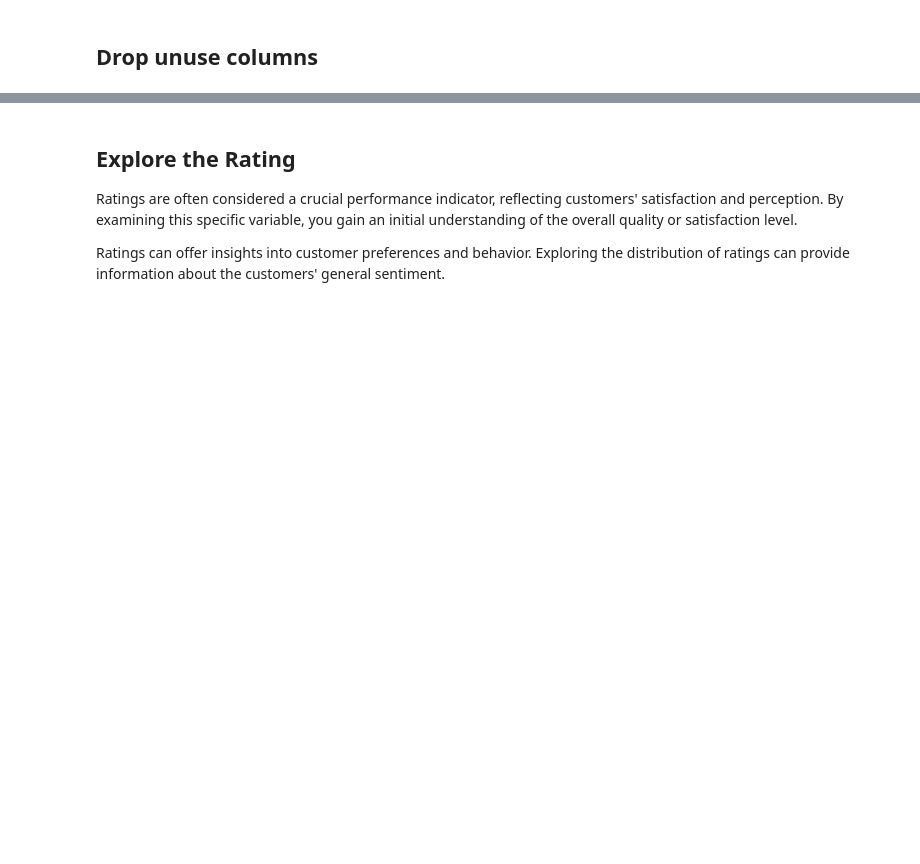
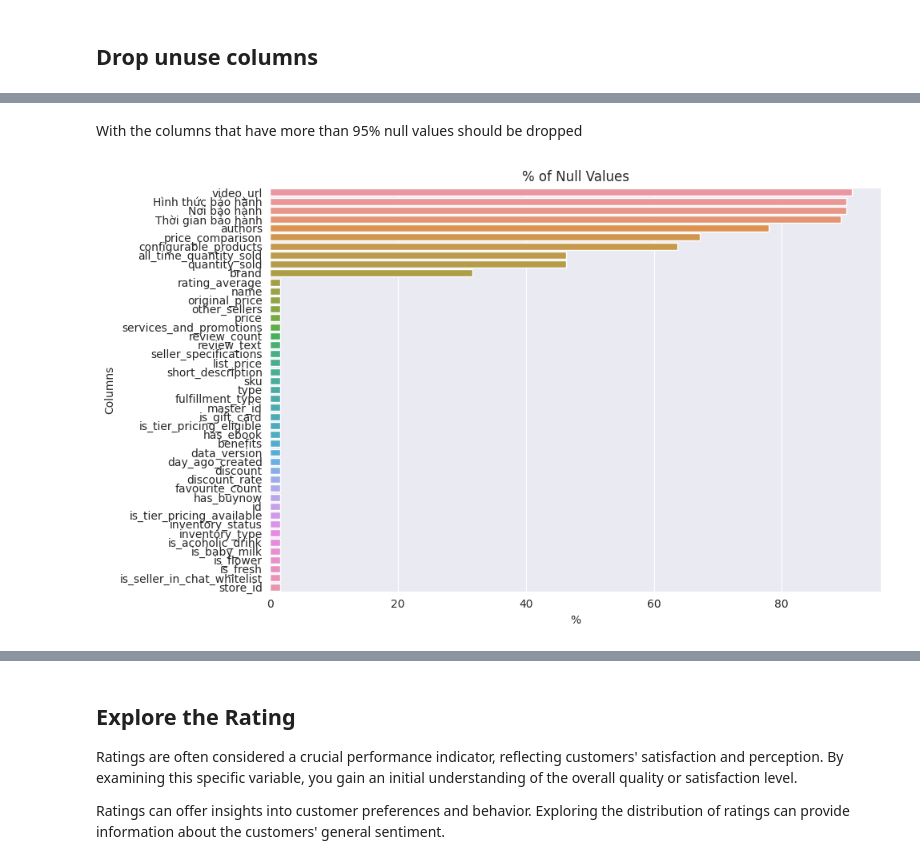
Before and after one commit to thaileqt/asdasdsadasdasdasdasdasdsad, a Jupyter notebook: eda.ipynb, the cells around one changed output, grey strips where cells are left out. Drawn from its saved outputs; the diff is of its cells as text; code cells hidden in the pictures; blank space fills up the shorter version.

```diff
--- a/eda.ipynb
+++ b/eda.ipynb
@@ -423,0 +257,11 @@ df = df.drop('shippable', axis=1)
+# %% [markdown]
+With the columns that have more than 95% null values should be dropped
+# %%
+percent_threshold = 95
+percentage_null = (processed1_df.isnull().sum() / len(df)) * 100
+percentage_null = percentage_null[percentage_null > percent_threshold]
+processed1_df = processed1_df.drop(percentage_null.index, axis=1)
+# Plot the % null again to see the differences
+plot_null(processed1_df)
+# %% [output]
+[figure, added]
```
Also changed, not shown: parts of 173 cells of this notebook.
